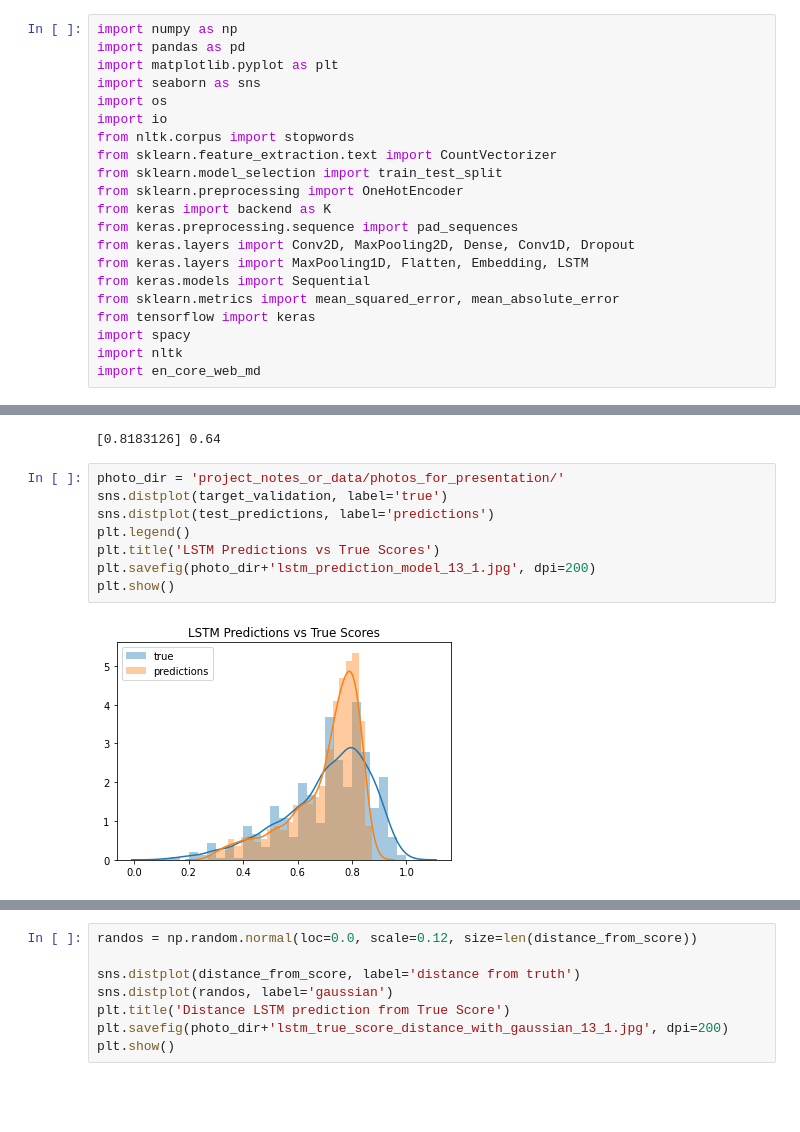
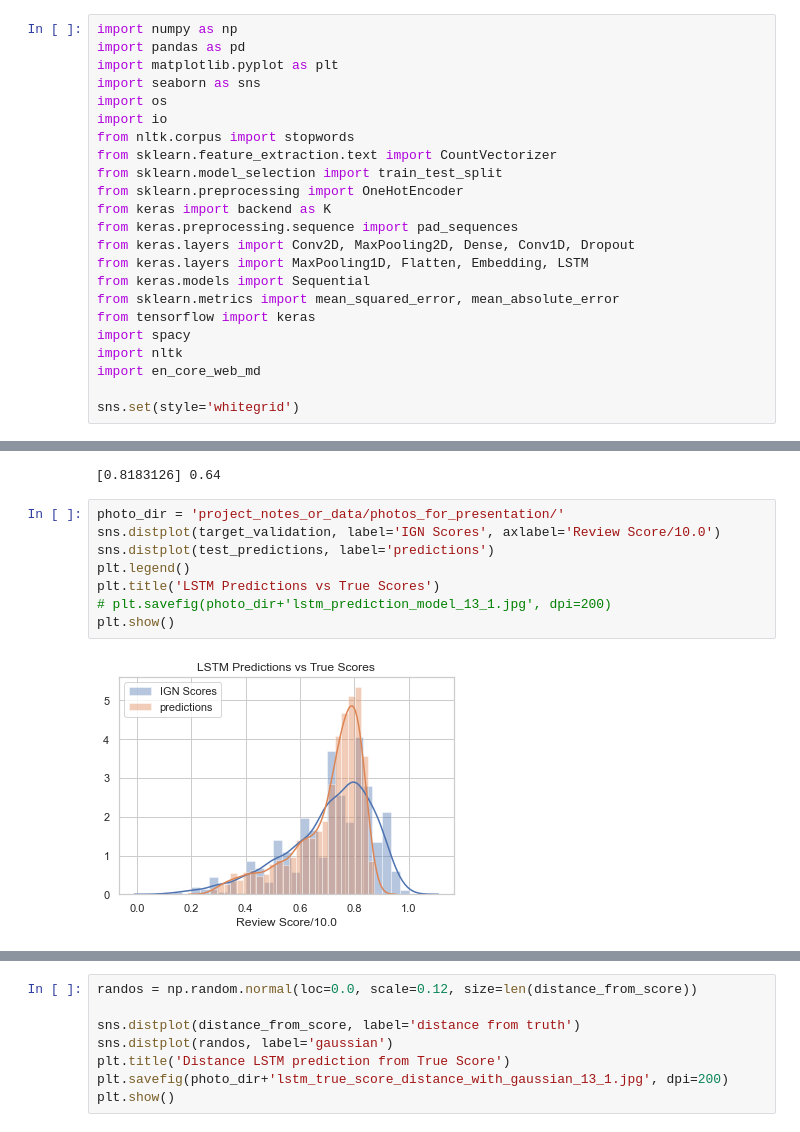
Before and after one commit to terrenceedmonds/ign_analysis, a Jupyter notebook: LSTM_regression_exploration.ipynb, the cells around one changed output, grey strips where cells are left out. Saved outputs shown, nothing was run; the diff lists cells and outputs as text; blank space fills up the shorter version.

```diff
--- a/LSTM_regression_exploration.ipynb
+++ b/LSTM_regression_exploration.ipynb
@@ -21,6 +21,8 @@ from tensorflow import keras
 import spacy
 import nltk
 import en_core_web_md
+
+sns.set(style='whitegrid')
 # %% [output]
 Using TensorFlow backend.
 # %%
@@ -317,13 +319,13 @@ print(test_predictions[loc], target_validation[loc])
 [0.8183126] 0.64
 # %%
 photo_dir = 'project_notes_or_data/photos_for_presentation/'
-sns.distplot(target_validation, label='true')
+sns.distplot(target_validation, label='IGN Scores', axlabel='Review Score/10.0')
 sns.distplot(test_predictions, label='predictions')
 plt.legend()
 plt.title('LSTM Predictions vs True Scores')
-plt.savefig(photo_dir+'lstm_prediction_model_13_1.jpg', dpi=200)
+# plt.savefig(photo_dir+'lstm_prediction_model_13_1.jpg', dpi=200)
 plt.show()
 # %% [output]
-[figure, old version]
+[figure, new version]
 # %%
 distance_from_score = target_validation - test_predictions[:,0]
```
Also changed, not shown: parts of 1 cell of this notebook, 3 other files.
